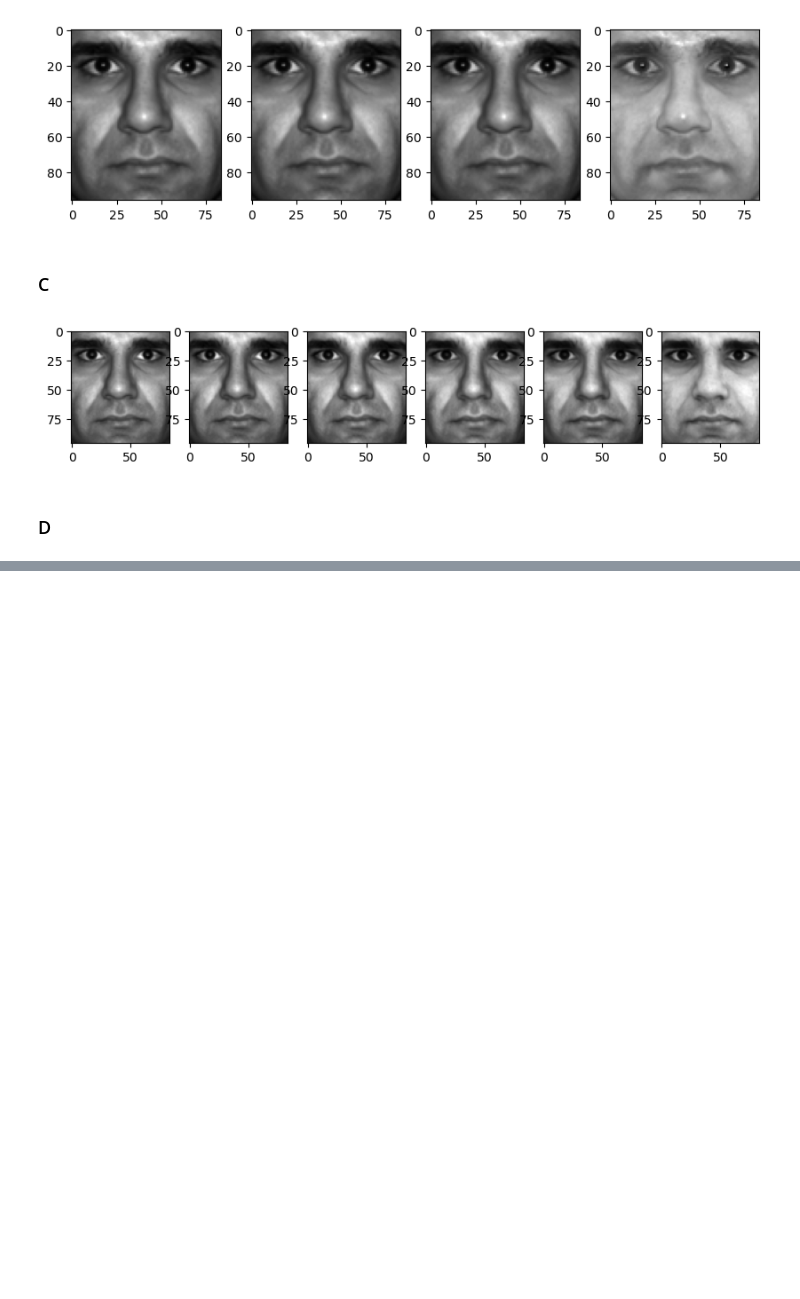
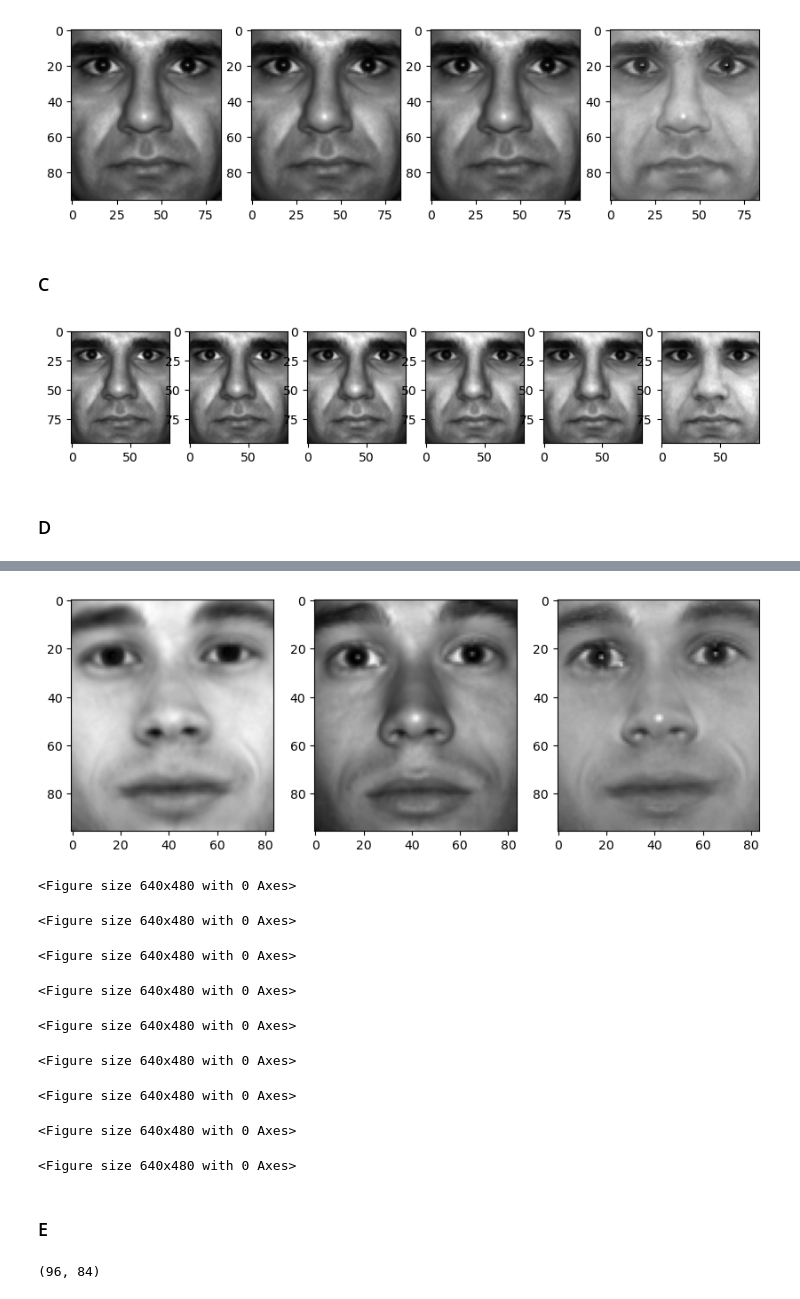
Before and after one commit to al-pi314/computer_vision, a Jupyter notebook: assigments/assignment6/solutions.ipynb, the cells around one changed output, grey strips where cells are left out. Cells and saved outputs as stored; diff of their text form; code cells hidden in the pictures; blank space fills up the shorter version.

```diff
--- a/assigments/assignment6/solutions.ipynb
+++ b/assigments/assignment6/solutions.ipynb
@@ -278,0 +296,39 @@ for i in range(5, -1, -1):
+# %%
+def reconstruct_with_weight(X, i, scale=3000, loops=1, samples=100):
+    local_egin = space_two_eginvectors.copy()
+    for _ in range(loops):
+        value = np.sin(np.linspace(0, 2*np.pi, num=samples))
+        for v in value:
+            local_egin[:, :i] = v * scale
+            yield reconstruct(X, local_egin, space_two_means)
+# %%
+from time import sleep
+fig, ax = plt.subplots(1, 3, figsize=(10, 5))
+
+ax[0].imshow(space_two_means.reshape(*two_shape), cmap='gray')
+
+ax[1].imshow(reconstruct(projected_mean, space_two_eginvectors, space_two_means).reshape(*two_shape), cmap='gray')
+
+generator = reconstruct_with_weight(projected_mean, 10, loops=1, samples=10, scale=6000)
+for img in generator:
+    ax[2].imshow(img.reshape(*two_shape), cmap='gray')
+    plt.draw()
+    plt.pause(0.1)
+# %% [output]
+[figure, added]
+<Figure size 640x480 with 0 Axes>
+<Figure size 640x480 with 0 Axes>
+<Figure size 640x480 with 0 Axes>
+<Figure size 640x480 with 0 Axes>
+<Figure size 640x480 with 0 Axes>
+<Figure size 640x480 with 0 Axes>
+<Figure size 640x480 with 0 Axes>
+<Figure size 640x480 with 0 Axes>
+<Figure size 640x480 with 0 Axes>
+# %% [markdown]
+### E
+# %%
+elephants = cv2.imread('./assigments/assignment6/data/elephant.jpg', cv2.IMREAD_GRAYSCALE)
+elephants.shape
+# %% [output]
+(96, 84)
```
Also changed, not shown: parts of 9 cells of this notebook.
